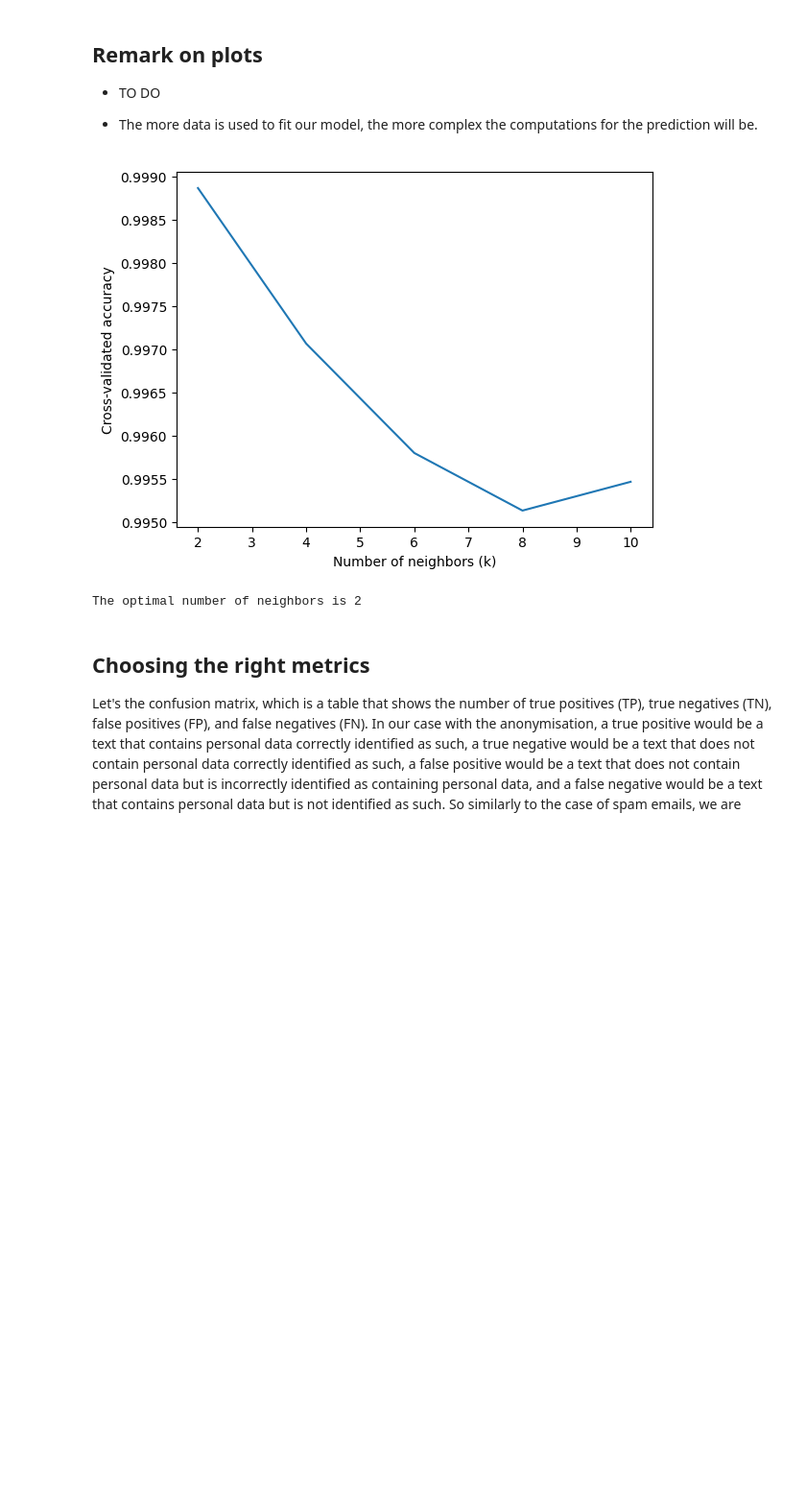
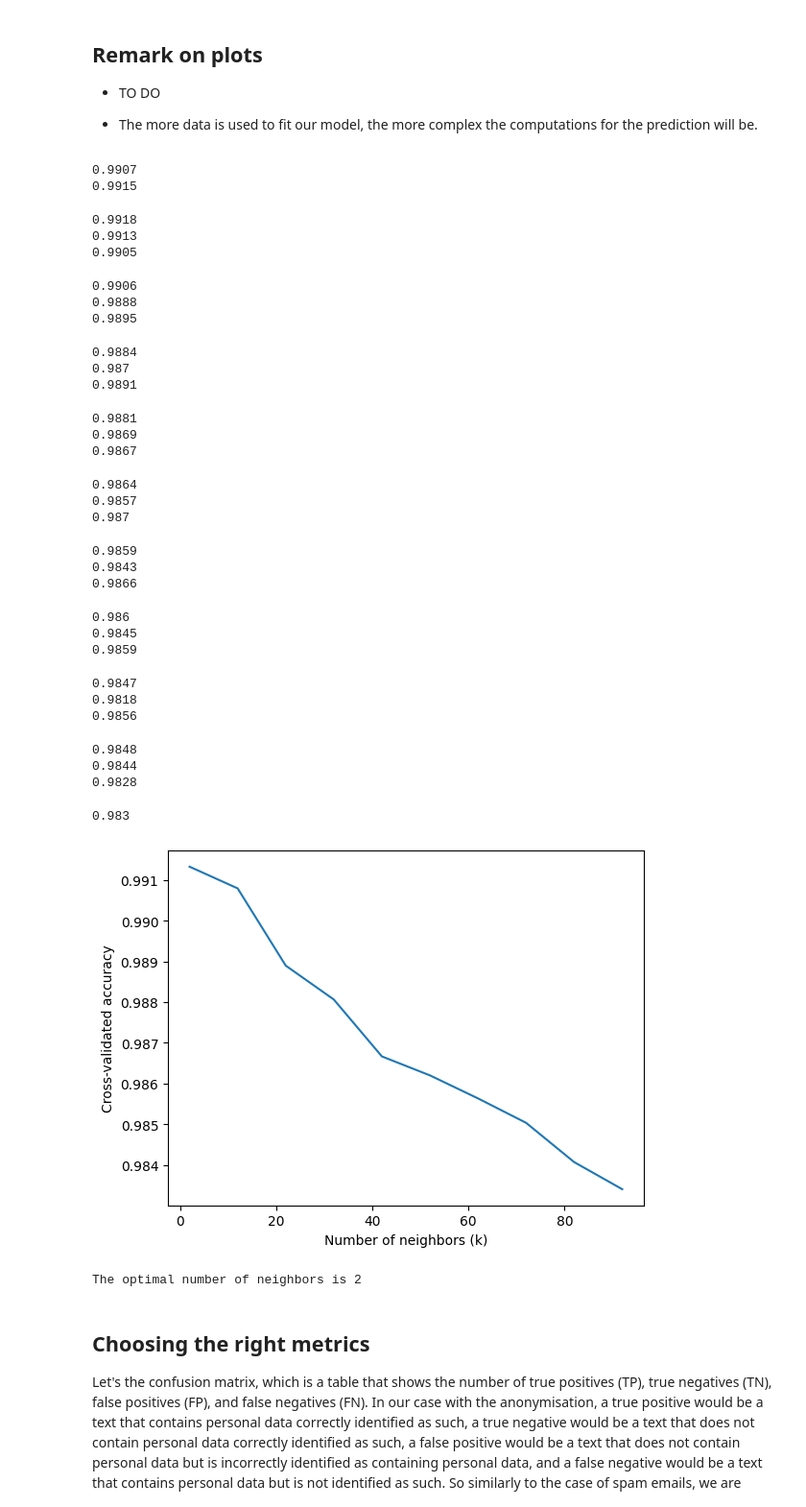
Before and after one commit to francois-reynal/INF442_project, a Jupyter notebook: 1-francois-knn.ipynb, the cells around one changed output. Shown at 96% size. Cells and saved outputs as stored; diff of their text form; code cells hidden in the pictures; blank space fills up the shorter version.

```diff
--- a/1-francois-knn.ipynb
+++ b/1-francois-knn.ipynb
@@ -247,35 +249,65 @@ plt.show()
 
 - The more data is used to fit our model, the more complex the computations for the prediction will be.
 # %%
-
-k_range = range(2, 11, 2)
+k_range = range(2, 102, 10)
 k_scores = []
 number_folds = 3
 
 kf = KFold(n_splits=number_folds, shuffle=True)
 
 for k in tqdm(k_range):
     knn = KNeighborsClassifier(n_neighbors=k)
     scores = []
 
     for train_index, test_index in kf.split(representation_cur):
-        X_train, X_test = representation_cur[train_index], representation_cur[test_index][:5000]
-        y_train, y_test = true_labels_num[train_index], true_labels_num[test_index][:5000]
+        X_train, X_test = representation_cur[train_index][:50000], representation_cur[test_index][:10000]
+        y_train, y_test = true_labels_num[train_index][:50000], true_labels_num[test_index][:10000]
         knn.fit(X_train, y_train)
         score = knn.score(X_test, y_test)
         scores.append(score)
+        print(score)
     k_scores.append(np.mean(scores))
 
 plt.plot(k_range, k_scores)
 plt.xlabel('Number of neighbors (k)')
 plt.ylabel('Cross-validated accuracy')
 plt.show()
 
 optimal_k = k_range[k_scores.index(max(k_scores))]
 print("The optimal number of neighbors is", optimal_k)
 # %% [output]
+0.9907
+0.9915
+0.9918
+0.9913
+0.9905
+0.9906
+0.9888
+0.9895
+0.9884
+0.987
+0.9891
+0.9881
+0.9869
+0.9867
+0.9864
+0.9857
+0.987
+0.9859
+0.9843
+0.9866
+0.986
+0.9845
+0.9859
+0.9847
+0.9818
+0.9856
+0.9848
+0.9844
+0.9828
+0.983
-[figure, old version]
+[figure, new version]
-The optimal number of neighbors is 2
+The optimal number of neighbors is 2
 # %% [markdown]
 ## Choosing the right metrics
 
```
Also changed, not shown: parts of 24 cells of this notebook.
